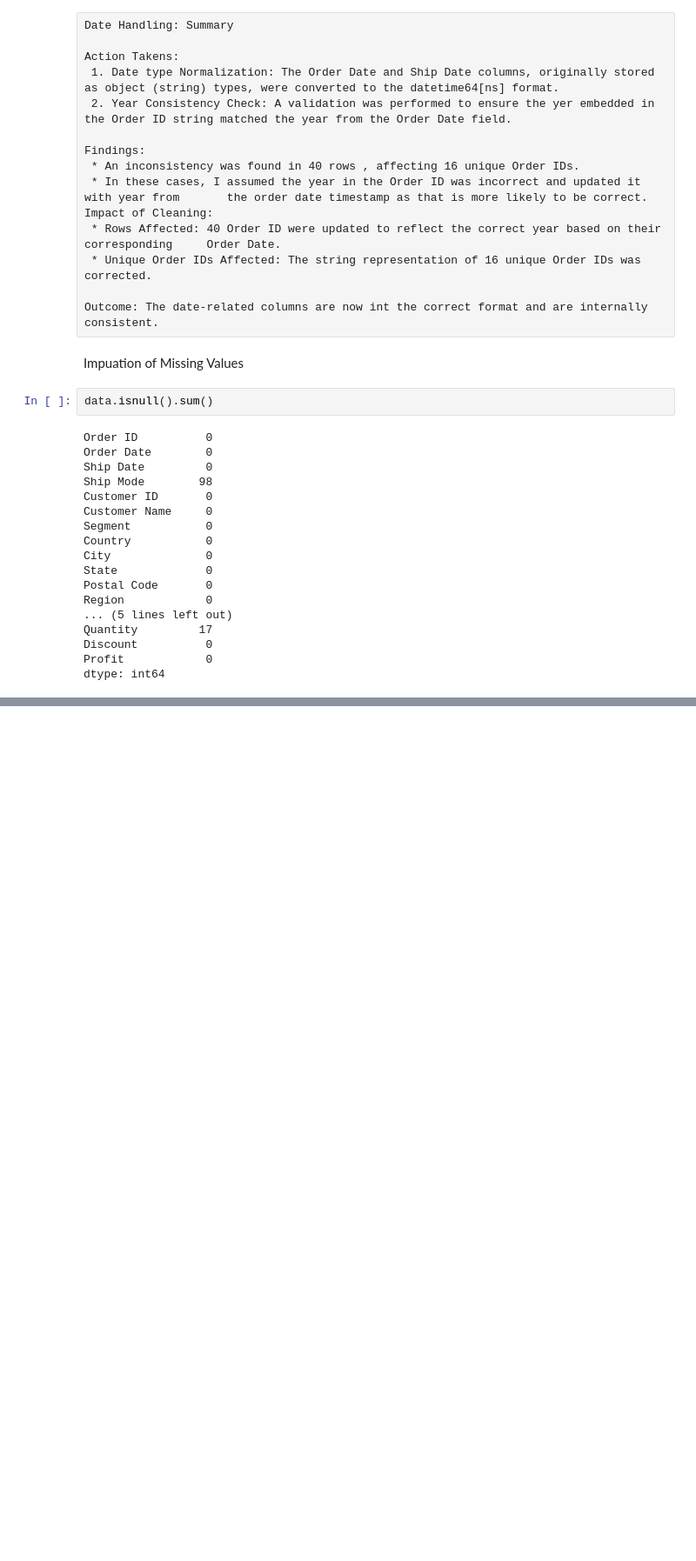
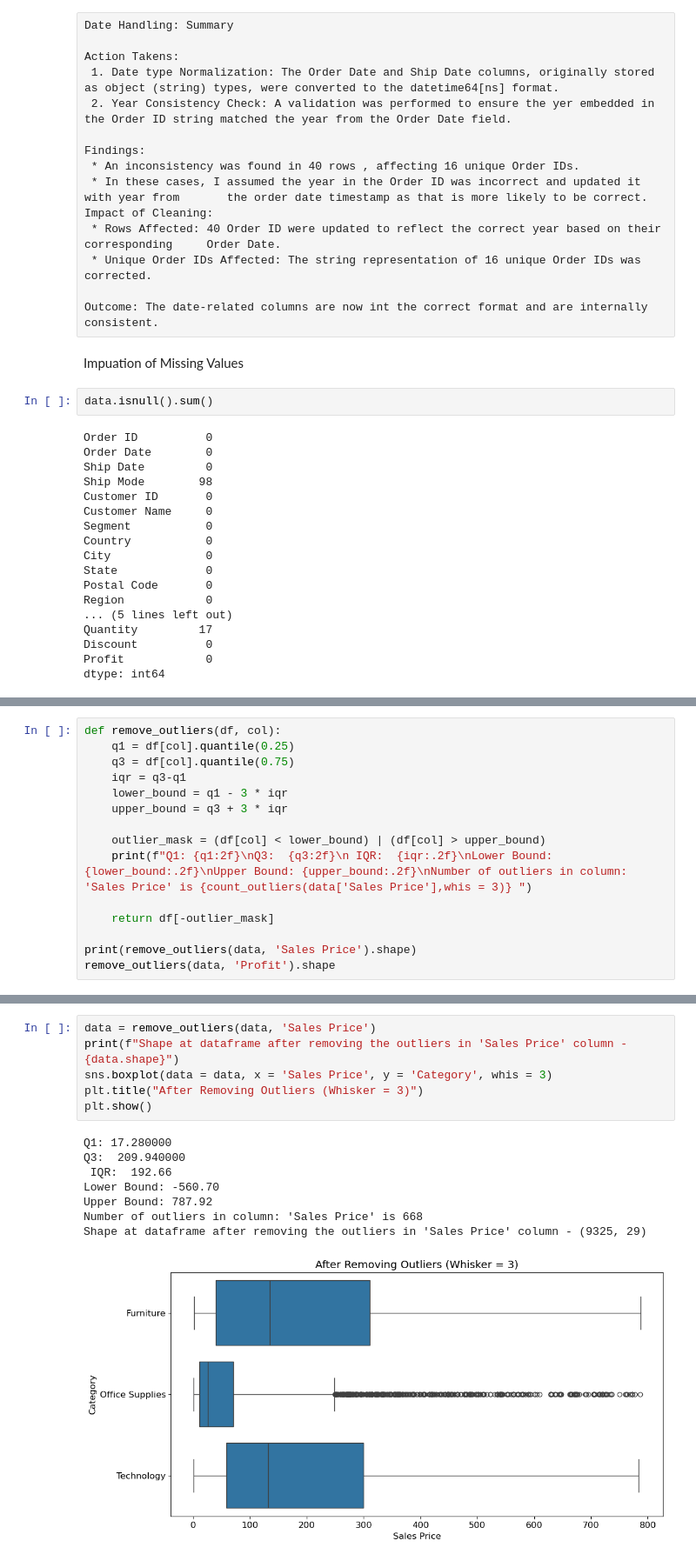
Before and after one commit to Sahilbisht12/Superstore_Dataset_EDA, a Jupyter notebook: Supersotre_dataset.ipynb, the cells around one changed output, grey strips where cells are left out. Shown at 87% size. Drawn from its saved outputs; the diff is of its cells as text; blank space fills up the shorter version.

```diff
--- a/Supersotre_dataset.ipynb
+++ b/Supersotre_dataset.ipynb
@@ -576,0 +1138,15 @@ dtype: int64
+# %%
+def remove_outliers(df, col):
+    q1 = df[col].quantile(0.25)
+    q3 = df[col].quantile(0.75)
+    iqr = q3-q1
+    lower_bound = q1 - 3 * iqr
+    upper_bound = q3 + 3 * iqr
+
+    outlier_mask = (df[col] < lower_bound) | (df[col] > upper_bound)
+    print(f"Q1: {q1:2f}\nQ3:  {q3:2f}\n IQR:  {iqr:.2f}\nLower Bound: {lower_bound:.2f}\nUpper Bound: {upper_bound:.2f}\nNumber of outliers in column: 'Sales Price' is {count_outliers(data['Sales Price'],whis = 3)} ")
+
+    return df[-outlier_mask]
+
+print(remove_outliers(data, 'Sales Price').shape)
+remove_outliers(data, 'Profit').shape
@@ -576,0 +1178,15 @@ dtype: int64
+# %%
+data = remove_outliers(data, 'Sales Price')
+print(f"Shape at dataframe after removing the outliers in 'Sales Price' column - {data.shape}")
+sns.boxplot(data = data, x = 'Sales Price', y = 'Category', whis = 3)
+plt.title("After Removing Outliers (Whisker = 3)")
+plt.show()
+# %% [output]
+Q1: 17.280000
+Q3:  209.940000
+ IQR:  192.66
+Lower Bound: -560.70
+Upper Bound: 787.92
+Number of outliers in column: 'Sales Price' is 668
+Shape at dataframe after removing the outliers in 'Sales Price' column - (9325, 29)
+[figure, added]
```
Also changed, not shown: parts of 49 cells of this notebook, 3 other files.
